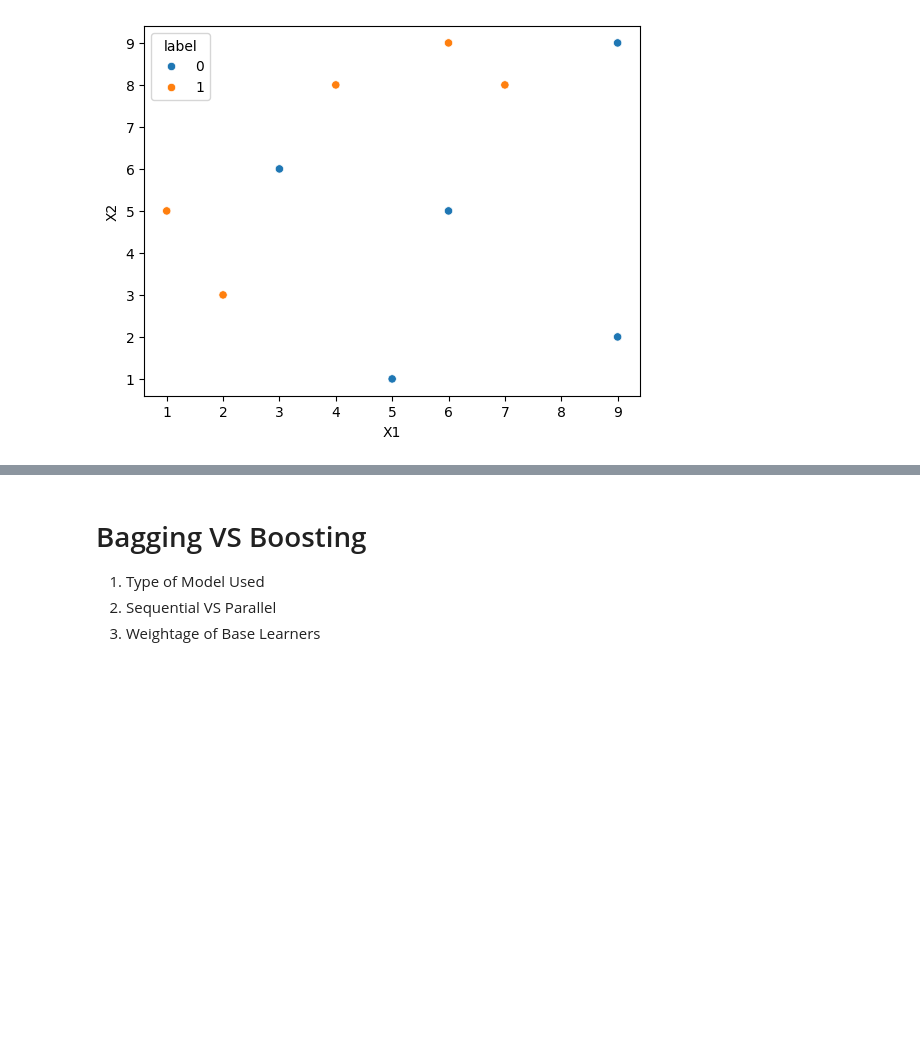
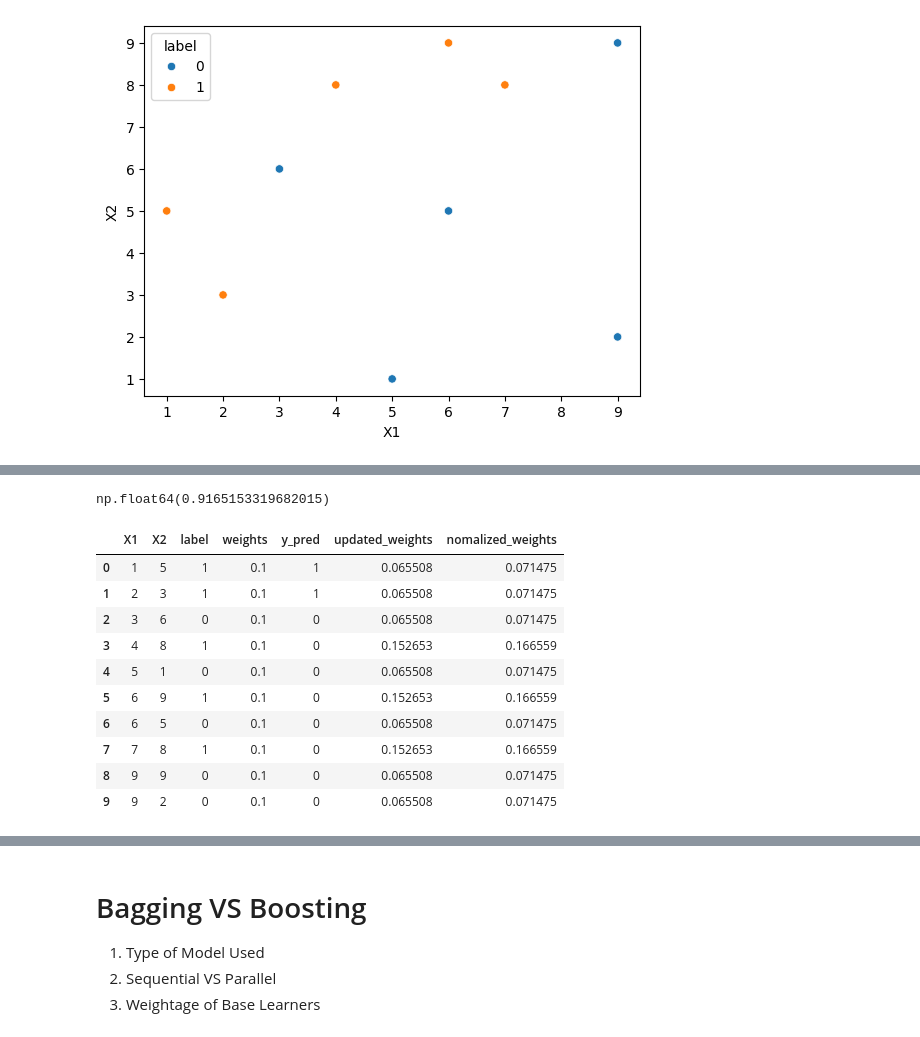
Before and after one commit to ahmedfakhar747/machine-learning-notebooks, a Jupyter notebook: 50_AdaBoost_Intuition_and_Implementation.ipynb, the cells around one changed output, grey strips where cells are left out. Drawn from its saved outputs; the diff is of its cells as text; code cells hidden in the pictures; blank space fills up the shorter version.

```diff
--- a/50_AdaBoost_Intuition_and_Implementation.ipynb
+++ b/50_AdaBoost_Intuition_and_Implementation.ipynb
@@ -36,0 +123,19 @@ plt.show()
+# %%
+df['updated_weights'].sum()
+# %% [output]
+np.float64(0.9165153319682015)
+# %%
+df['nomalized_weights'] = df['updated_weights']/df['updated_weights'].sum()
+df
+# %% [output]
+|  | X1 | X2 | label | weights | y_pred | updated_weights | nomalized_weights |
+| 0 | 1 | 5 | 1 | 0.1 | 1 | 0.065508 | 0.071475 |
+| 1 | 2 | 3 | 1 | 0.1 | 1 | 0.065508 | 0.071475 |
+| 2 | 3 | 6 | 0 | 0.1 | 0 | 0.065508 | 0.071475 |
+| 3 | 4 | 8 | 1 | 0.1 | 0 | 0.152653 | 0.166559 |
+| 4 | 5 | 1 | 0 | 0.1 | 0 | 0.065508 | 0.071475 |
+| 5 | 6 | 9 | 1 | 0.1 | 0 | 0.152653 | 0.166559 |
+| 6 | 6 | 5 | 0 | 0.1 | 0 | 0.065508 | 0.071475 |
+| 7 | 7 | 8 | 1 | 0.1 | 0 | 0.152653 | 0.166559 |
+| 8 | 9 | 9 | 0 | 0.1 | 0 | 0.065508 | 0.071475 |
+| 9 | 9 | 2 | 0 | 0.1 | 0 | 0.065508 | 0.071475 |
```
Also changed, not shown: parts of 15 cells of this notebook.
